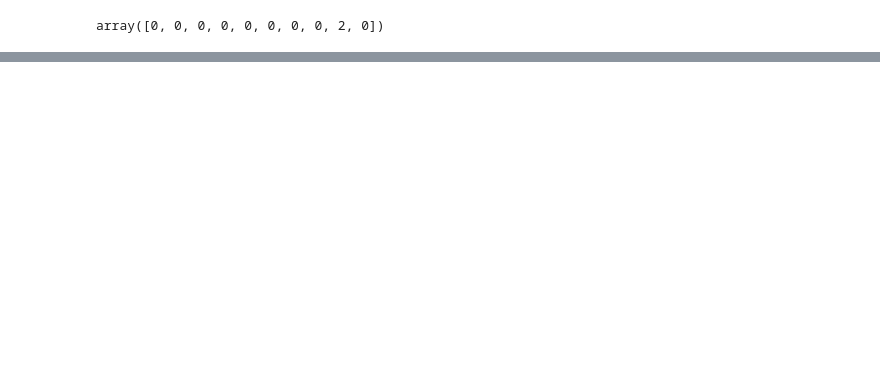
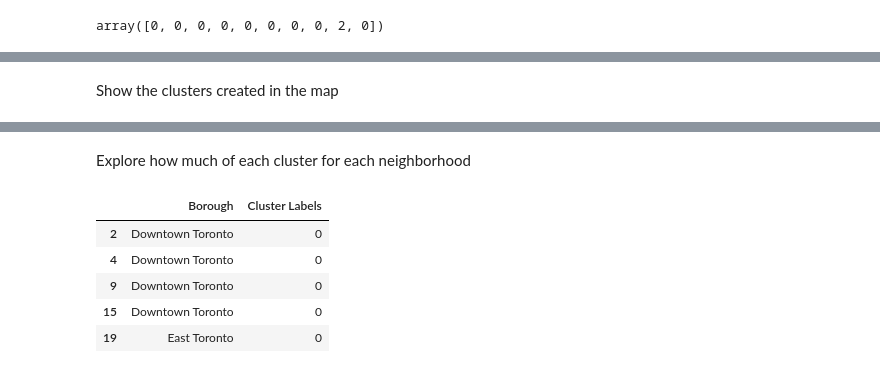
Before and after one commit to Barbara931120/Capstone-Project, a Jupyter notebook: Assignment_2_Part3.ipynb, the cells around one changed output, grey strips where cells are left out. Cells and saved outputs as stored; diff of their text form; code cells hidden in the pictures; blank space fills up the shorter version.

```diff
--- a/Assignment_2_Part3.ipynb
+++ b/Assignment_2_Part3.ipynb
@@ -105,7 +111,7 @@ The geograpical coordinate of Toronto are 43.6534817, -79.3839347.
 map_toronto = folium.Map(location=[latitude, longitude], zoom_start=10)
 
 # add markers to map
-for lat, lng, borough, neighborhood in zip(df['Latitude'], df['Longitude'], df['Borough'], df['Neighborhood']):
+for lat, lng, borough, neighborhood in zip(df['Latitude'], df['Longitude'], df['PostalCode'], df['Neighborhood']):
     label = '{}, {}'.format(neighborhood, borough)
     label = folium.Popup(label, parse_html=True)
     folium.CircleMarker(
@@ -377,6 +391,8 @@ toronto_merged.head() # check the last columns!
 | 9 | M5B | Downtown Toronto | Garden District, Ryerson | 43.657162 | -79.378937 | 0 | Coffee Shop | ... |
 | 15 | M5C | Downtown Toronto | St. James Town | 43.651494 | -79.375418 | 0 | Coffee Shop | ... |
 | 19 | M4E | East Toronto | The Beaches | 43.676357 | -79.293031 | 0 | Pub | ... |
+# %% [markdown]
+Show the clusters created in the map
 # %%
 # create map
 map_clusters = folium.Map(location=[latitude, longitude], zoom_start=11)
@@ -403,3 +419,24 @@ for lat, lon, poi, cluster in zip(toronto_merged['Latitude'], toronto_merged['Lo
 map_clusters
 # %% [output]
 [interactive output not drawn]
+# %% [markdown]
+Explore how much of each cluster for each neighborhood
+# %%
+# one hot encoding
+toronto_onehot = pd.get_dummies(toronto_merged[['Cluster Labels']], prefix="", prefix_sep="")
+
+# add neighborhood column back to dataframe
+toronto_onehot['Borough'] = toronto_merged['Borough']
+
+# move neighborhood column to the first column
+fixed_columns = [toronto_onehot.columns[-1]] + list(toronto_onehot.columns[:-1])
+toronto_onehot = toronto_onehot[fixed_columns]
+
+toronto_onehot.head()
+# %% [output]
+|  | Borough | Cluster Labels |
+| 2 | Downtown Toronto | 0 |
+| 4 | Downtown Toronto | 0 |
+| 9 | Downtown Toronto | 0 |
+| 15 | Downtown Toronto | 0 |
+| 19 | East Toronto | 0 |
```
Also changed, not shown: parts of 9 cells of this notebook.
